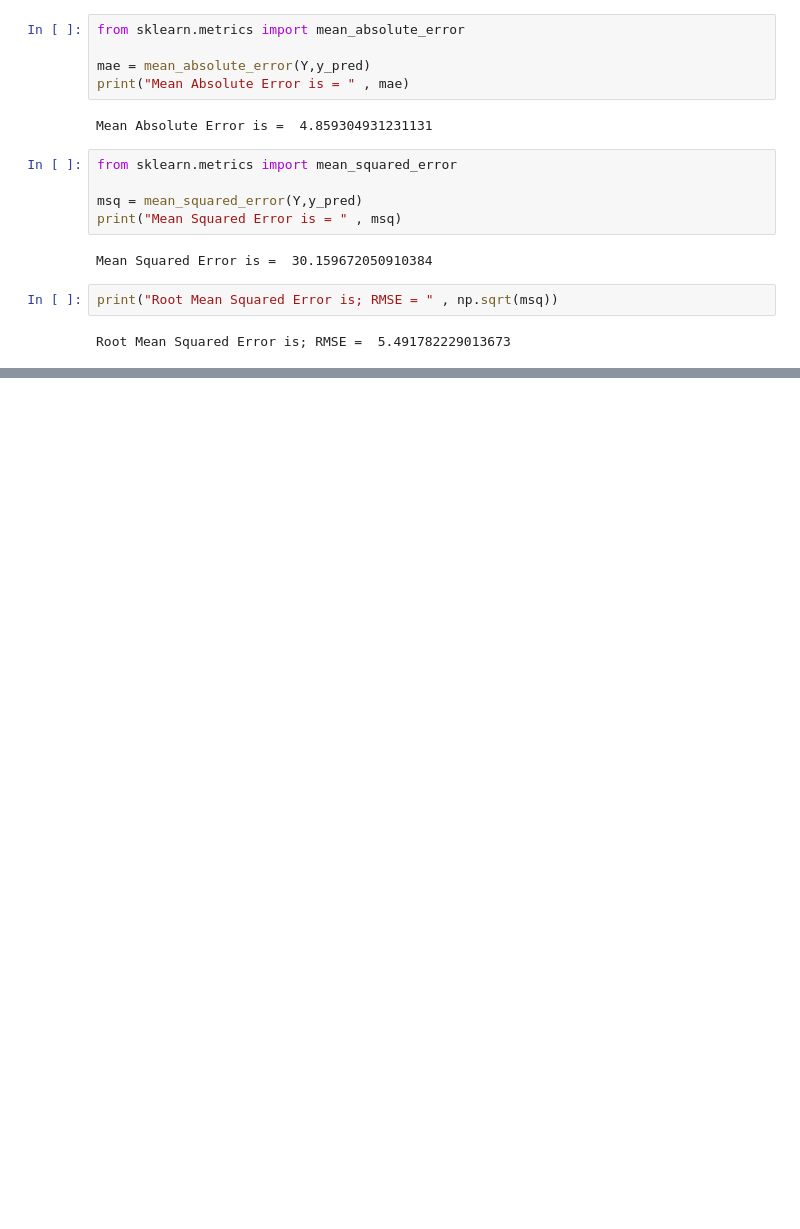
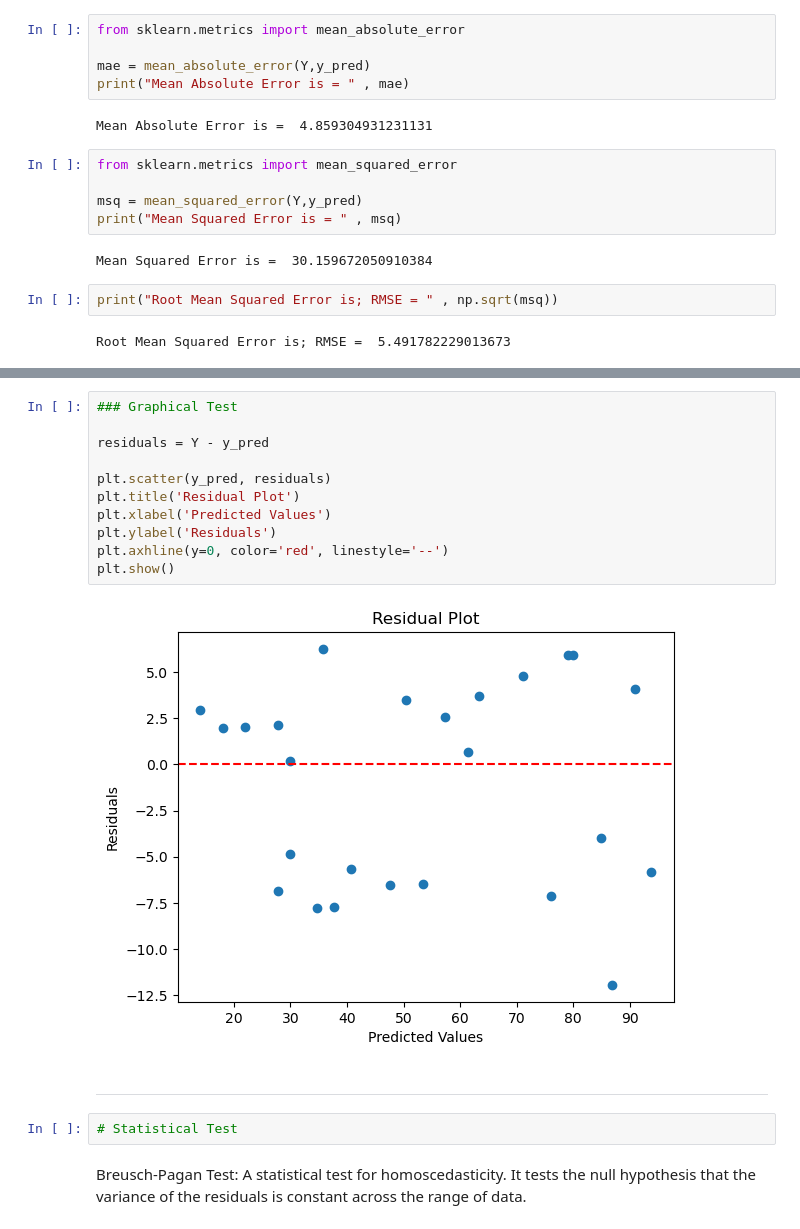
Before and after one commit to sidiquegithub/Linear-Regression, a Jupyter notebook: CODE/REGRESSION MODEL.ipynb, the cells around one changed output, grey strips where cells are left out. Cells and saved outputs as stored; diff of their text form; blank space fills up the shorter version.

```diff
--- a/CODE/REGRESSION MODEL.ipynb
+++ b/CODE/REGRESSION MODEL.ipynb
@@ -114,0 +128,19 @@ Root Mean Squared Error is; RMSE =  5.491782229013673
+# %%
+### Graphical Test
+
+residuals = Y - y_pred
+
+plt.scatter(y_pred, residuals)
+plt.title('Residual Plot')
+plt.xlabel('Predicted Values')
+plt.ylabel('Residuals')
+plt.axhline(y=0, color='red', linestyle='--')
+plt.show()
+# %% [output]
+[figure, added]
+# %% [markdown]
+------------
+# %%
+# Statistical Test
+# %% [markdown]
+Breusch-Pagan Test: A statistical test for homoscedasticity. It tests the null hypothesis that the variance of the residuals is constant across the range of data.
```
Also changed, not shown: parts of 4 cells of this notebook.
